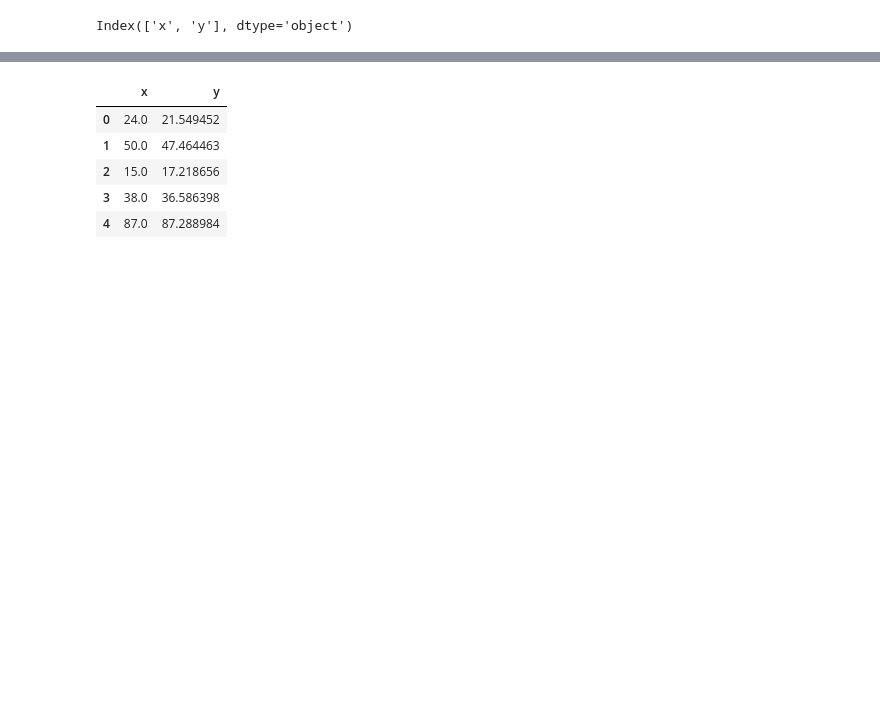
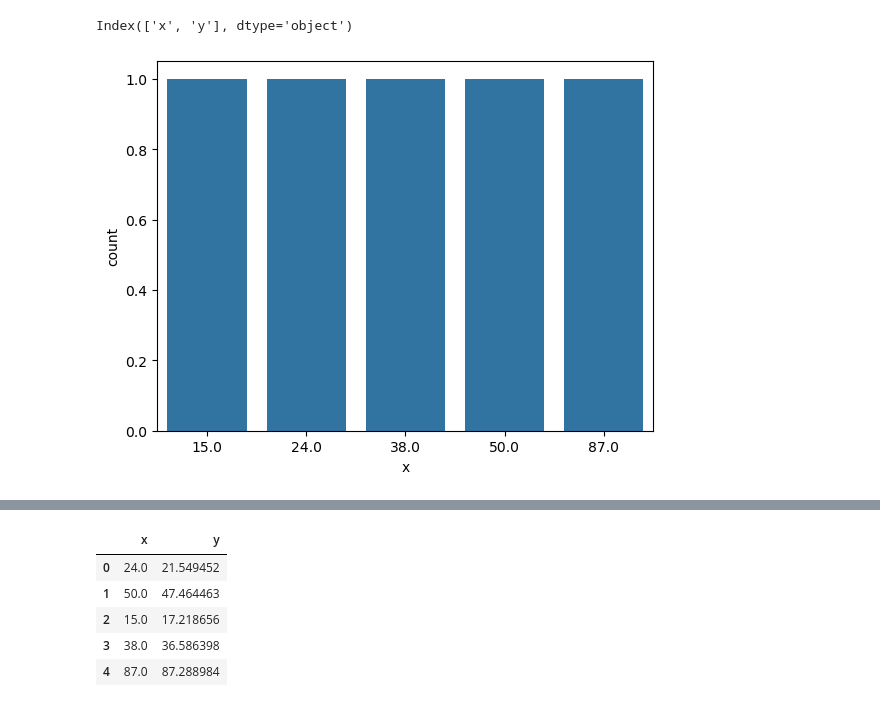
Before and after one commit to Fawazaro213/regressor-project, a Jupyter notebook: regressor-problem.ipynb, the cells around one changed output, grey strips where cells are left out. Cells and saved outputs as stored; diff of their text form; code cells hidden in the pictures; blank space fills up the shorter version.

Commit message:
feat: added graphs

```diff
--- a/regressor-problem.ipynb
+++ b/regressor-problem.ipynb
@@ -70,3 +70,7 @@ df.describe()
 df.select_dtypes(include="float").columns
 # %% [output]
 Index(['x', 'y'], dtype='object')
+# %%
+sns.countplot(x='x', data=df.head());
+# %% [output]
+[figure, added]
```
Also changed, not shown: parts of 1 cell of this notebook.
